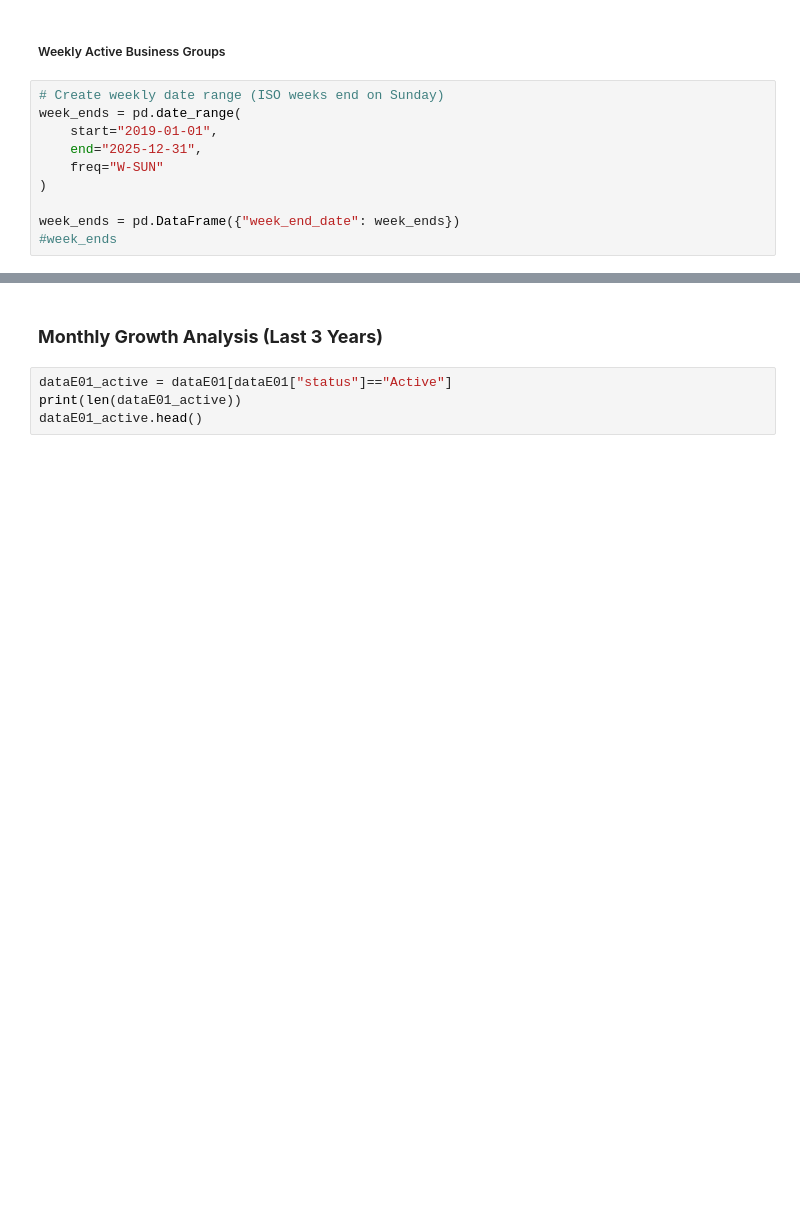
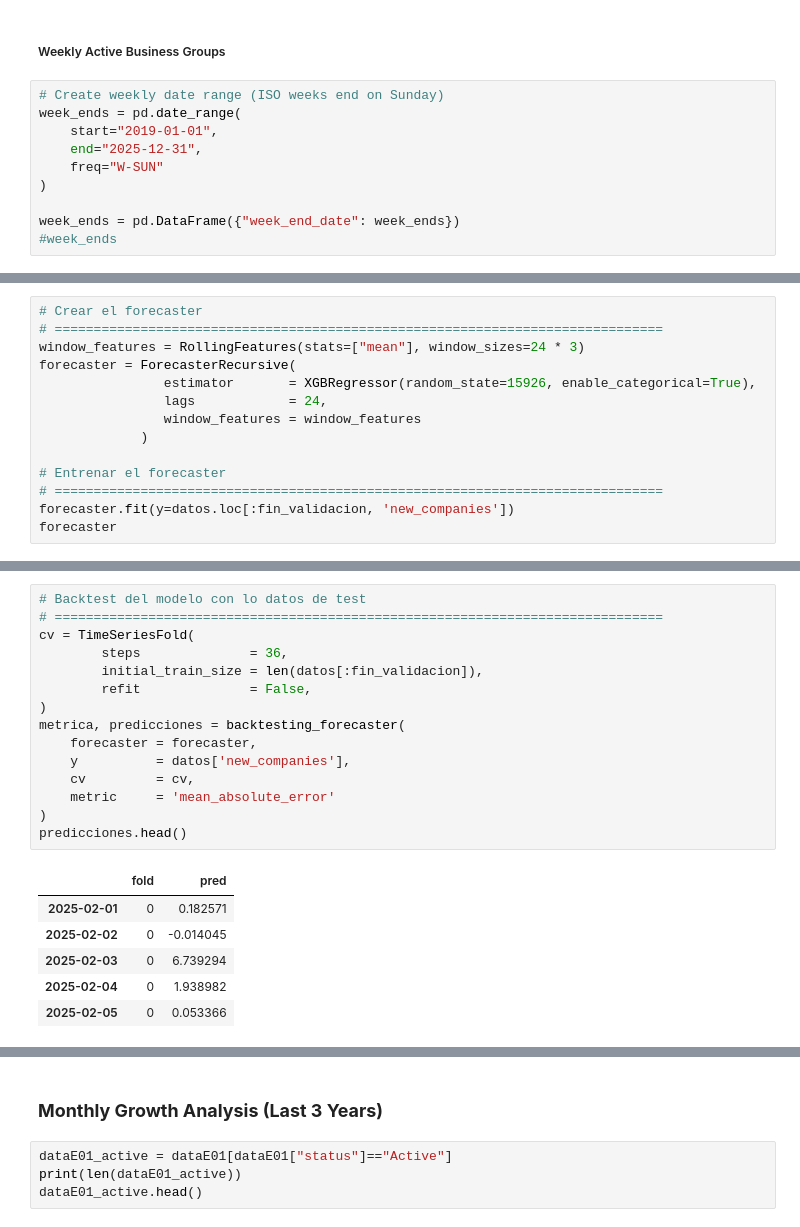
Before and after one commit to LinaMRuizG/Data-Analyst-Automation-Specialist-Test-Trial, a Jupyter notebook: solution.ipynb, the cells around one changed output, grey strips where cells are left out. Drawn from its saved outputs; the diff is of its cells as text; blank space fills up the shorter version.

```diff
--- a/solution.ipynb
+++ b/solution.ipynb
@@ -1256,0 +1235,14 @@ X
+# %%
+# Crear el forecaster
+# ==============================================================================
+window_features = RollingFeatures(stats=["mean"], window_sizes=24 * 3)
+forecaster = ForecasterRecursive(
+                estimator       = XGBRegressor(random_state=15926, enable_categorical=True),
+                lags            = 24,
+                window_features = window_features
+             )
+
+# Entrenar el forecaster
+# ==============================================================================
+forecaster.fit(y=datos.loc[:fin_validacion, 'new_companies'])
+forecaster
@@ -1256,0 +1283,22 @@ X
+# %%
+# Backtest del modelo con lo datos de test
+# ==============================================================================
+cv = TimeSeriesFold(
+        steps              = 36,
+        initial_train_size = len(datos[:fin_validacion]),
+        refit              = False,
+)
+metrica, predicciones = backtesting_forecaster(
+    forecaster = forecaster,
+    y          = datos['new_companies'],
+    cv         = cv,
+    metric     = 'mean_absolute_error'
+)
+predicciones.head()
+# %% [output]
+|  | fold | pred |
+| 2025-02-01 | 0 | 0.182571 |
+| 2025-02-02 | 0 | -0.014045 |
+| 2025-02-03 | 0 | 6.739294 |
+| 2025-02-04 | 0 | 1.938982 |
+| 2025-02-05 | 0 | 0.053366 |
```
Also changed, not shown: parts of 20 cells of this notebook.
